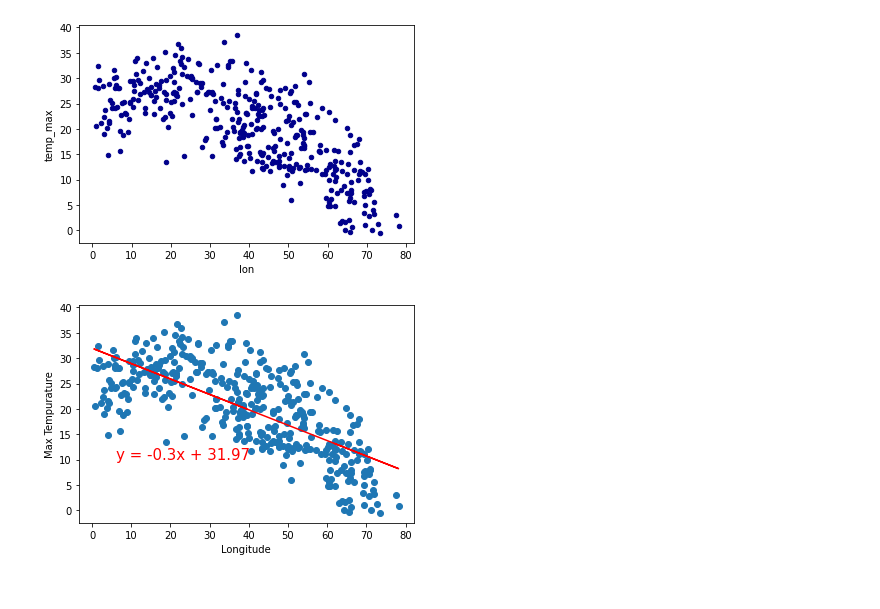
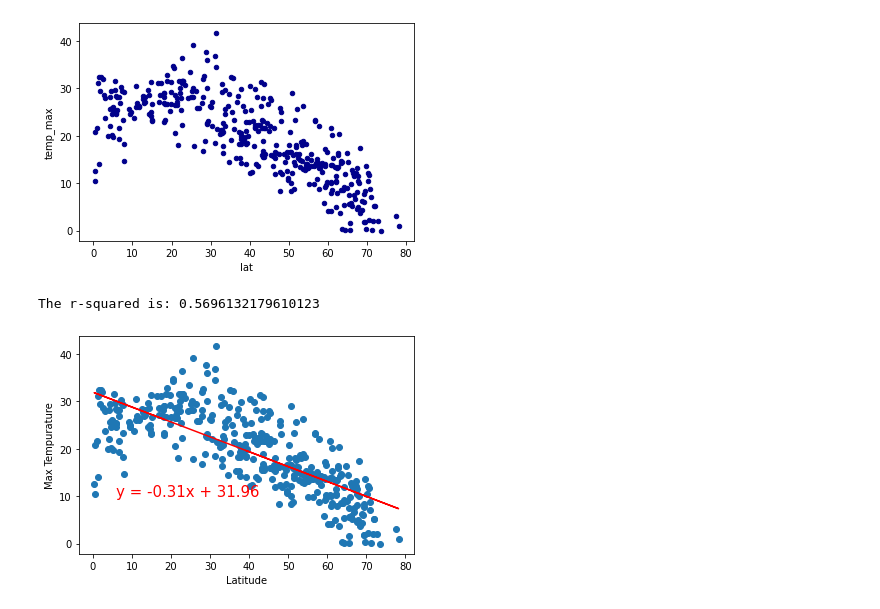
Before and after one commit to WACunninghamIV/Weather_Py, a Jupyter notebook: WeatherPy/WeatherPy.ipynb, the cells around one changed output. Cells and saved outputs as stored; diff of their text form; code cells hidden in the pictures.

```diff
--- a/WeatherPy/WeatherPy.ipynb
+++ b/WeatherPy/WeatherPy.ipynb
@@ -165,2 +164,2 @@ scat4 = lat_and_wspd.plot.scatter(x='lat',
 # %%
-lon_and_max_temp = CleanCity_df[["lon","temp_max"]]
+lat_and_max_temp = CleanCity_df[["lat","temp_max"]]
@@ -183,0 +166,3 @@ lon_and_max_temp_pos
+# %%
+lat_and_max_temp_pos = lat_and_max_temp[lat_and_max_temp["lat"] > 0]
+lat_and_max_temp_pos
@@ -200,20 +199,22 @@ CleanCity_df[["temp_max"]]
 # %%
-scat1 = lon_and_max_temp_pos.plot.scatter(x='lon',
+scat1 = lat_and_max_temp_pos.plot.scatter(x='lat',
                       y='temp_max',
                       c='DarkBlue')
 # %% [output]
-[figure, old version]
+[figure, new version]
 # %%
-x_values = lon_and_max_temp_pos["lon"]
-y_values = lon_and_max_temp_pos["temp_max"]
+x_values = lat_and_max_temp_pos["lat"]
+y_values = lat_and_max_temp_pos["temp_max"]
 (slope, intercept, rvalue, pvalue, stderr) = linregress(x_values, y_values)
 regress_values = x_values * slope + intercept
 line_eq = "y = " + str(round(slope,2)) + "x + " + str(round(intercept,2))
 plt.scatter(x_values,y_values)
 plt.plot(x_values,regress_values,"r-")
 plt.annotate(line_eq,(6,10),fontsize=15,color="red")
-plt.xlabel('Longitude')
+plt.xlabel('Latitude')
 plt.ylabel('Max Tempurature')
+print(f"The r-squared is: {rvalue**2}")
 plt.show()
 # %% [output]
+The r-squared is: 0.5696132179610123
-[figure, old version]
+[figure, new version]
```
Also changed, not shown: parts of 31 cells of this notebook.
